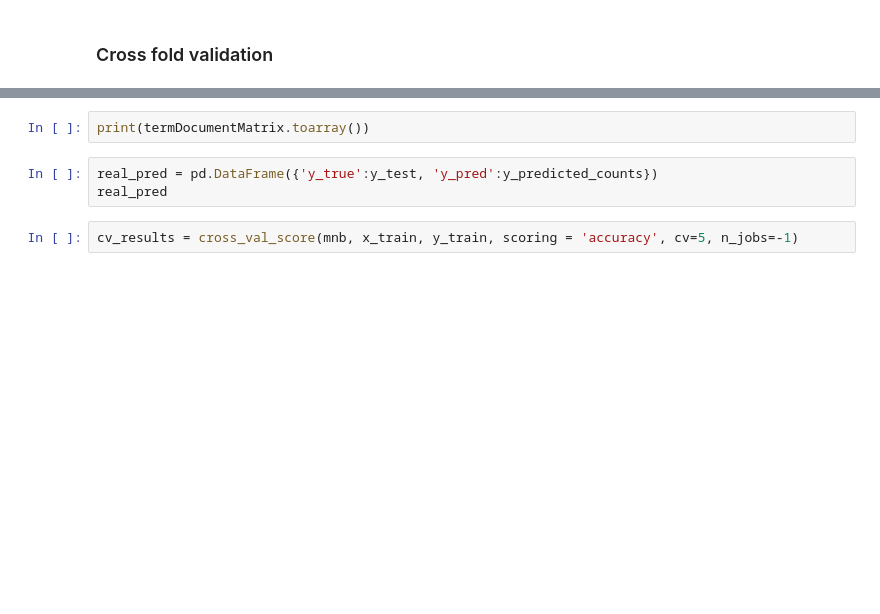
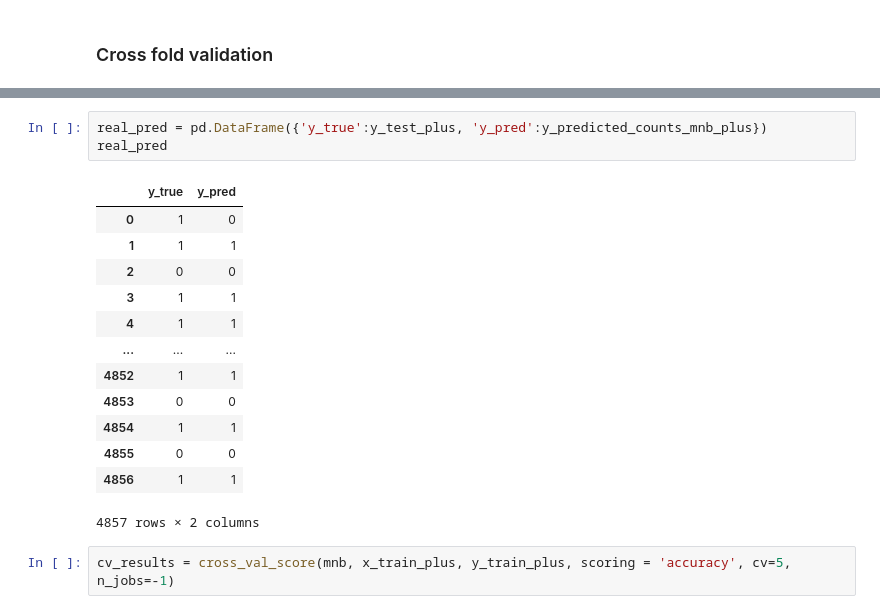
Before and after one commit to SoniaLei/nlp-web-scrapping, a Jupyter notebook: notebooks/13-baseline-modelling/02-bayesian-model/001-cleanStockTwits-Tf-IDF-Copy1.ipynb, the cells around one changed output, grey strips where cells are left out. Saved outputs shown, nothing was run; the diff lists cells and outputs as text; blank space fills up the shorter version.

```diff
--- a/notebooks/13-baseline-modelling/02-bayesian-model/001-cleanStockTwits-Tf-IDF-Copy1.ipynb
+++ b/notebooks/13-baseline-modelling/02-bayesian-model/001-cleanStockTwits-Tf-IDF-Copy1.ipynb
@@ -397,9 +402,21 @@ print(len(vectorizer.get_feature_names()))
-# %%
-print(termDocumentMatrix.toarray())
 # %%
-real_pred = pd.DataFrame({'y_true':y_test, 'y_pred':y_predicted_counts})
+real_pred = pd.DataFrame({'y_true':y_test_plus, 'y_pred':y_predicted_counts_mnb_plus})
 real_pred
+# %% [output]
+|  | y_true | y_pred |
+| 0 | 1 | 0 |
+| 1 | 1 | 1 |
+| 2 | 0 | 0 |
+| 3 | 1 | 1 |
+| 4 | 1 | 1 |
+| ... | ... | ... |
+| 4852 | 1 | 1 |
+| 4853 | 0 | 0 |
+| 4854 | 1 | 1 |
+| 4855 | 0 | 0 |
+| 4856 | 1 | 1 |
+4857 rows × 2 columns
 # %%
-cv_results = cross_val_score(mnb, x_train, y_train, scoring = 'accuracy', cv=5, n_jobs=-1)
+cv_results = cross_val_score(mnb, x_train_plus, y_train_plus, scoring = 'accuracy', cv=5, n_jobs=-1)
 # %%
 cv_results
```
Also changed, not shown: parts of 12 cells of this notebook.
